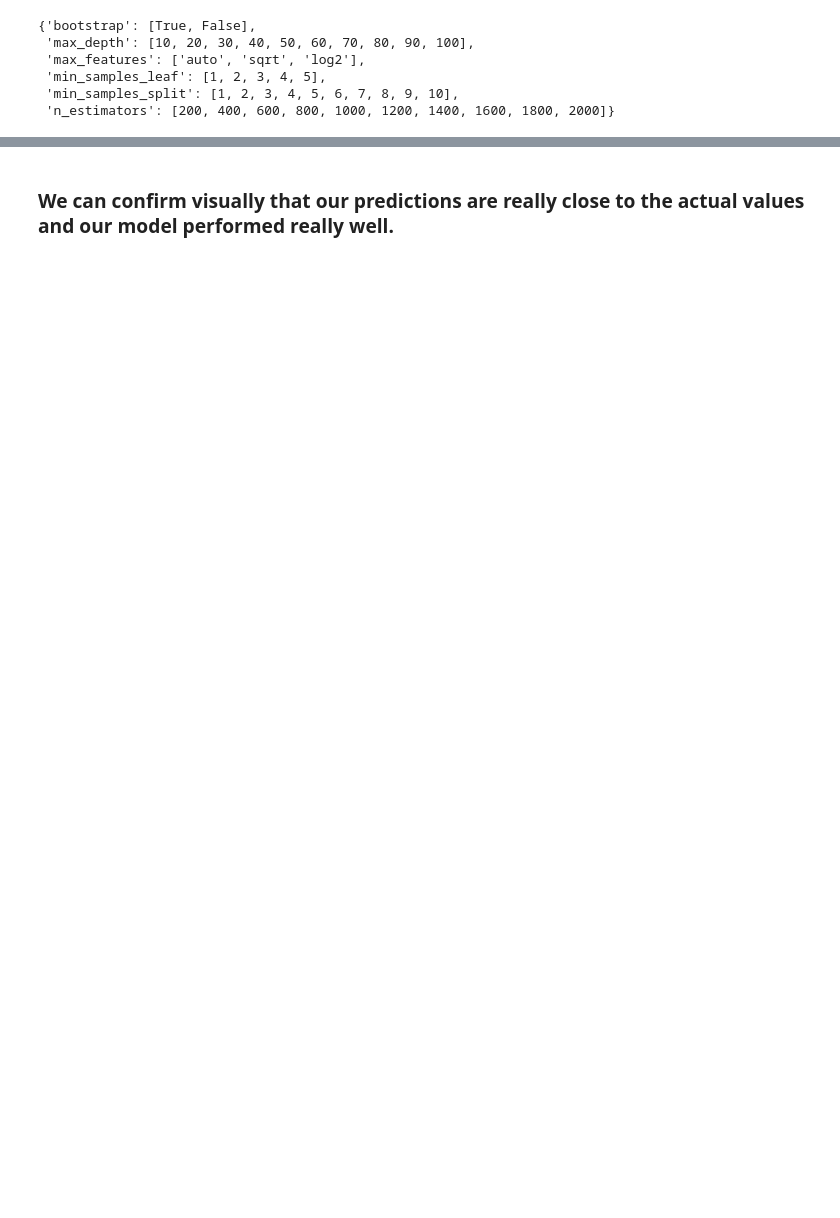
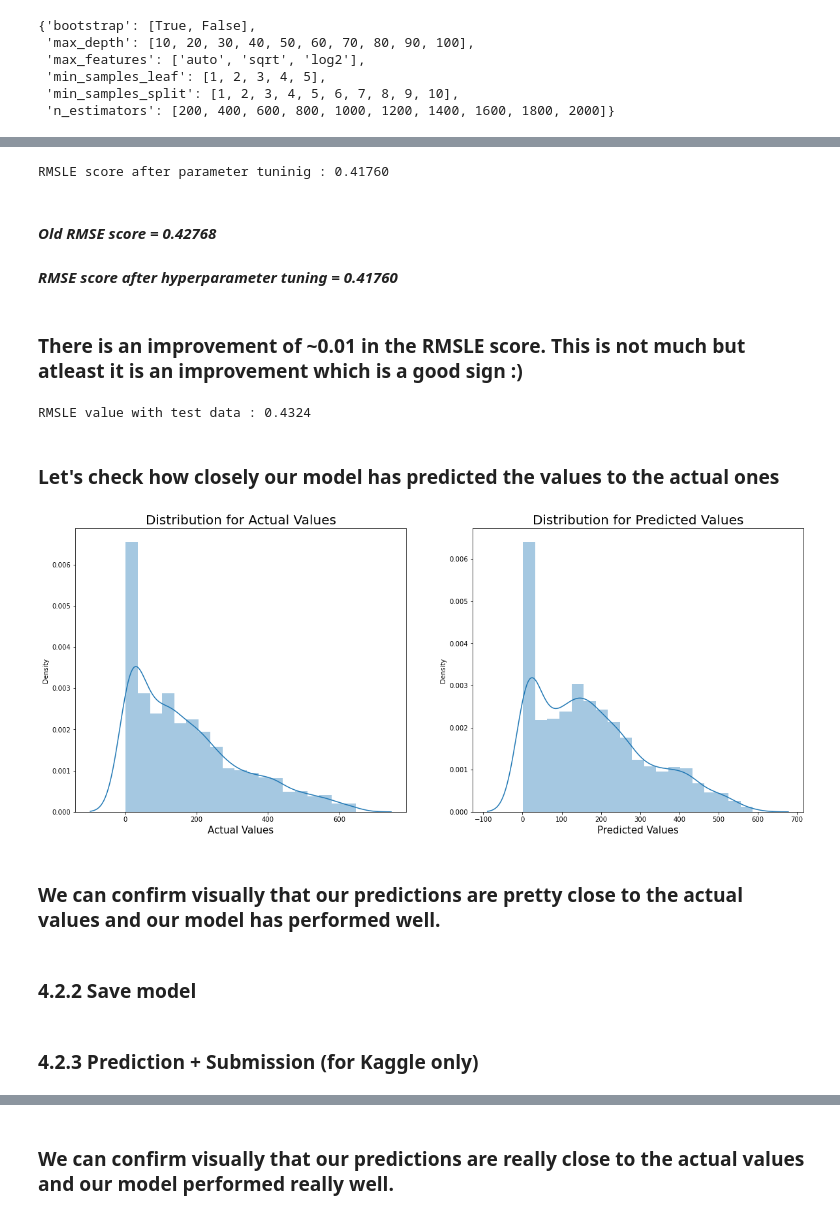
Before and after one commit to charles-42/Bike-Sharing-Demand-Prediction, a Jupyter notebook: bike_sharing_modelling_Part3.ipynb, the cells around one changed output, grey strips where cells are left out. Saved outputs shown, nothing was run; the diff lists cells and outputs as text; code cells hidden in the pictures; blank space fills up the shorter version.

```diff
--- a/bike_sharing_modelling_Part3.ipynb
+++ b/bike_sharing_modelling_Part3.ipynb
@@ -383,0 +289,8 @@ plt.show()
+# %%
+# Search across 100 different combinations of parameters
+rf_model = RandomForestRegressor()
+# Create the RandomizedSearchCV instance
+rscv = RandomizedSearchCV(estimator=rf_model, param_distributions=param_dist, n_iter=100, n_jobs=-1,
+                         cv=5, verbose=2, random_state=42)
+# Fit the random search model
+rscv.fit(X_train, y_train)
@@ -383,0 +336,3 @@ plt.show()
+# %%
+NFOLDS = 5
+kf = KFold(n_splits=NFOLDS, random_state=42, shuffle=True)
@@ -383,0 +384,44 @@ plt.show()
+# %%
+# Getting best model and its RMSLE
+best_rmsle_idx = np.argmin(rmsle_scores_list)
+print("RMSLE score after parameter tuninig : {:.5f}".format(rmsle_scores_list[best_rmsle_idx]))
+
+# Getting the best model
+best_model_app1 = models_list[best_rmsle_idx]
+# %% [output]
+RMSLE score after parameter tuninig : 0.41760
+# %% [markdown]
+#### *Old RMSE score = 0.42768*<br>
+#### *RMSE score after hyperparameter tuning = 0.41760*
+# %% [markdown]
+### There is an improvement of ~0.01 in the RMSLE score. This is not much but atleast it is an improvement which is a good sign :)
+# %%
+# predictions
+y_preds_app1 = best_model_app1.predict(X_test)
+
+# Computing the RMSLE with test data
+test_rmsle = rmsle(y_preds_app1, y_test)
+print("RMSLE value with test data : {:.4f}".format(test_rmsle))
+# %% [output]
+RMSLE value with test data : 0.4324
+# %% [markdown]
+### Let's check how closely our model has predicted the values to the actual ones
+# %%
+fig, ax = plt.subplots(1,2, figsize=(20,8))
+
+ax[0].set_title("Distribution for Actual Values", fontsize=20)
+sns.distplot(y_test, ax=ax[0])
+ax[0].set_xlabel("Actual Values", fontsize=15)
+
+ax[1].set_title("Distribution for Predicted Values", fontsize=20)
+sns.distplot(y_preds_app1, ax=ax[1])
+ax[1].set_xlabel("Predicted Values", fontsize=15)
+
+plt.show()
+# %% [output]
+[figure, added]
+# %% [markdown]
+### We can confirm visually that our predictions are pretty close to the actual values and our model has performed well.
+# %% [markdown]
+<a id='12'></a>
+### 4.2.2 Save model
@@ -383,0 +430,3 @@ plt.show()
+# %% [markdown]
+<a id='13'></a>
+### 4.2.3 Prediction + Submission (for Kaggle only)
```
Also changed, not shown: parts of 83 cells of this notebook.
